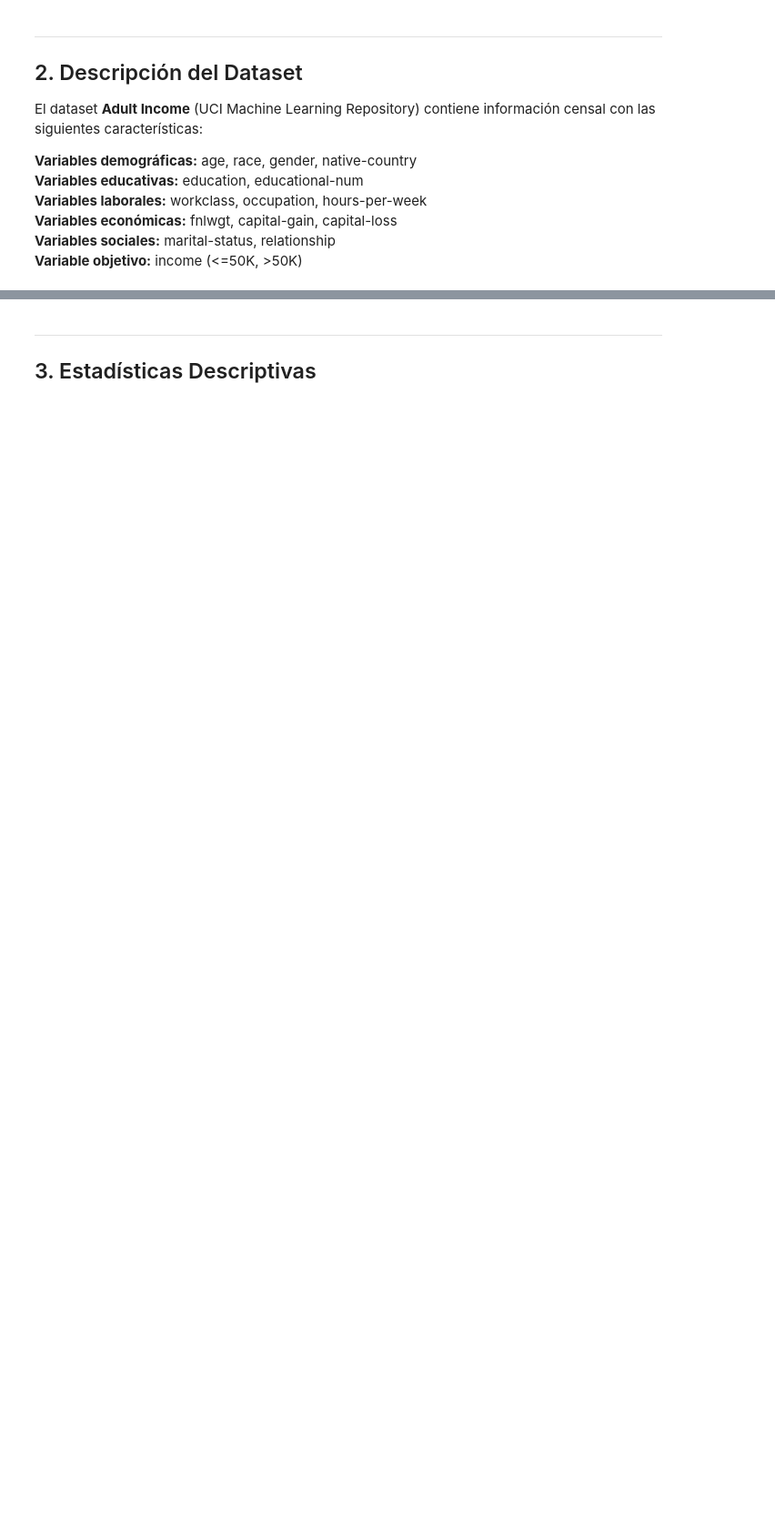
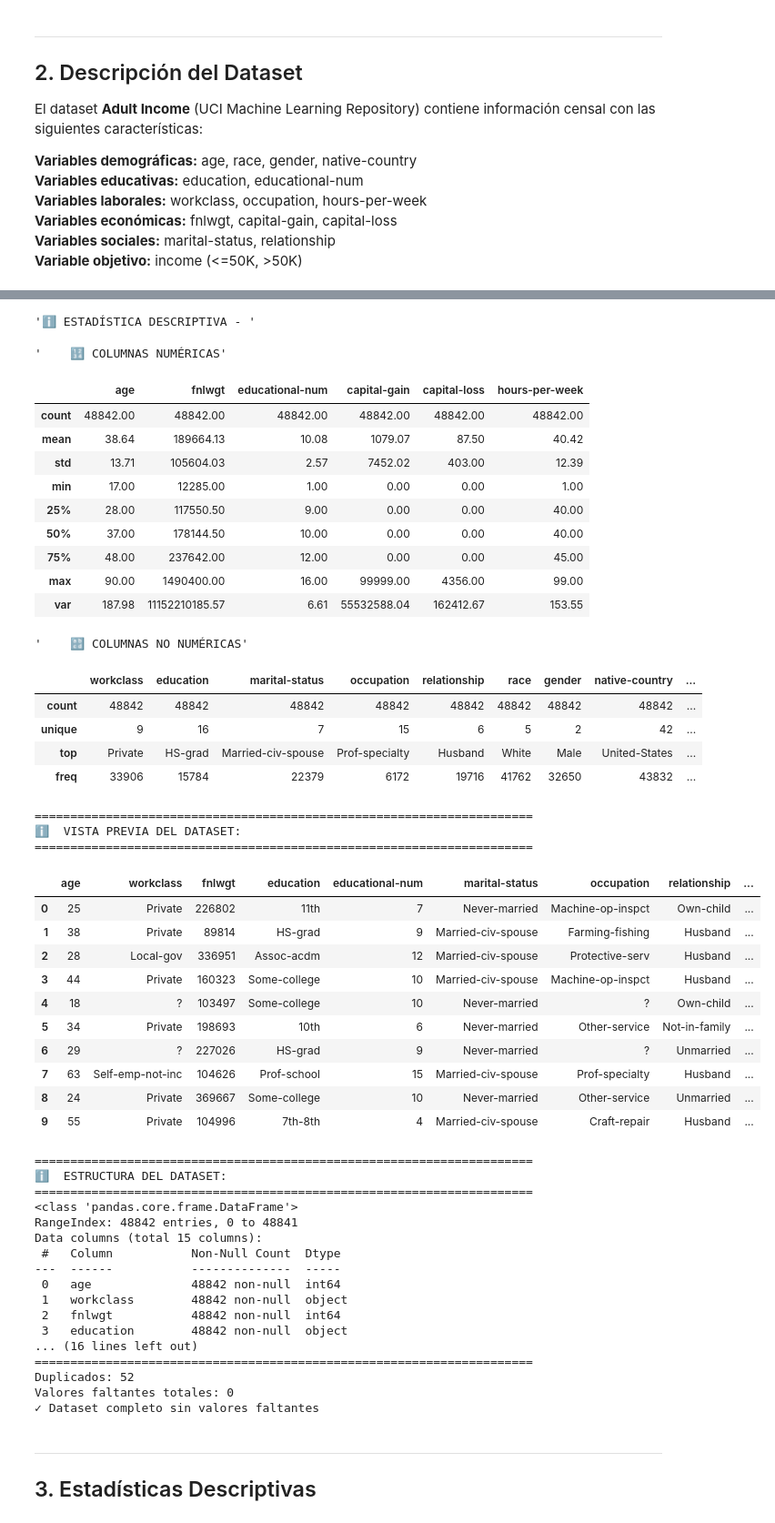
Before and after one commit to UIDE-Tareas/4-Inteligencia-Artificial-Data-Mining-I-Tarea1, a Jupyter notebook: Main.ipynb, the cells around one changed output, grey strips where cells are left out. Shown: that part at 91% size. Cells and saved outputs as stored; diff of their text form; code cells hidden in the pictures; blank space fills up the shorter version.

```diff
--- a/Main.ipynb
+++ b/Main.ipynb
@@ -192,36 +274,45 @@ El dataset **Adult Income** (UCI Machine Learning Repository) contiene informaci
 **Variables sociales:** marital-status, relationship
 **Variable objetivo:** income (<=50K, >50K)
 # %%
+print("="*70)
+ShowInfoMessage("", "CARGANDO DATASET")
+print("="*70)
+
 DOWNLOAD_DIR = "Temp"
 DATA_FILE_URI = "https://github.com/UIDE-Tareas/4-Inteligencia-Artificial-Data-Mining-I-Tarea1/raw/refs/heads/main/Data/adult.csv"
 DATA_FILENAME = f"{DOWNLOAD_DIR}/adult.csv"
 DownloadFile(DATA_FILE_URI, DATA_FILENAME)
+print()
 
 # Cargar dataset
 df = pd.read_csv(DATA_FILENAME)
 
 print("="*70)
-print("INFORMACIÓN GENERAL")
+ShowInfoMessage("", "INFORMACIÓN GENERAL")
 print("="*70)
-print(f"\nDimensiones: {df.shape[0]:,} filas × {df.shape[1]} columnas")
-print(f"Tamaño en memoria: {df.memory_usage(deep=True).sum() / 1024**2:.2f} MB")
-print(f"\nColumnas: {list(df.columns)}")
+ShowInfoMessage( f"{df.shape[0]:,} filas × {df.shape[1]} columnas", f"Dimensiones", "")
+ShowInfoMessage(f"{df.memory_usage(deep=True).sum() / 1024**2:.2f} MB", f"Tamaño en memoria", "")
+print()
+ShowInfoMessage(f"{list(df.columns)}", f"Columnas", "")
+
+ShowNanValues(df)
+ShowTableStats(df)
 
 # Vista previa
 print("\n" + "="*70)
-print("VISTA PREVIA DEL DATASET")
+ShowInfoMessage("", "VISTA PREVIA DEL DATASET")
 print("="*70)
 display(df.head(10))
 
 # Información estructural
 print("\n" + "="*70)
-print("ESTRUCTURA DEL DATASET")
+ShowInfoMessage("", "ESTRUCTURA DEL DATASET")
 print("="*70)
 df.info()
 
 # Calidad de datos
 print("\n" + "="*70)
-print("CALIDAD DE DATOS")
+ShowInfoMessage("", "CALIDAD DE DATOS")
 print("="*70)
 print(f"Duplicados: {df.duplicated().sum():,}")
 print(f"Valores faltantes totales: {df.isnull().sum().sum():,}")
@@ -235,3 +326,4 @@ if df.isnull().sum().sum() > 0:
     display(missing_df)
 else:
     print("✓ Dataset completo sin valores faltantes")
+# %% [output]
@@ -238,3 +359,52 @@ else:
+'ℹ️ ESTADÍSTICA DESCRIPTIVA - '
+'    🔢 COLUMNAS NUMÉRICAS'
+|  | age | fnlwgt | educational-num | capital-gain | capital-loss | hours-per-week |
+| count | 48842.00 | 48842.00 | 48842.00 | 48842.00 | 48842.00 | 48842.00 |
+| mean | 38.64 | 189664.13 | 10.08 | 1079.07 | 87.50 | 40.42 |
+| std | 13.71 | 105604.03 | 2.57 | 7452.02 | 403.00 | 12.39 |
+| min | 17.00 | 12285.00 | 1.00 | 0.00 | 0.00 | 1.00 |
+| 25% | 28.00 | 117550.50 | 9.00 | 0.00 | 0.00 | 40.00 |
+| 50% | 37.00 | 178144.50 | 10.00 | 0.00 | 0.00 | 40.00 |
+| 75% | 48.00 | 237642.00 | 12.00 | 0.00 | 0.00 | 45.00 |
+| max | 90.00 | 1490400.00 | 16.00 | 99999.00 | 4356.00 | 99.00 |
+| var | 187.98 | 11152210185.57 | 6.61 | 55532588.04 | 162412.67 | 153.55 |
+'    🔡 COLUMNAS NO NUMÉRICAS'
+|  | workclass | education | marital-status | occupation | relationship | race | gender | native-country | ... |
+| count | 48842 | 48842 | 48842 | 48842 | 48842 | 48842 | 48842 | 48842 | ... |
+| unique | 9 | 16 | 7 | 15 | 6 | 5 | 2 | 42 | ... |
+| top | Private | HS-grad | Married-civ-spouse | Prof-specialty | Husband | White | Male | United-States | ... |
+| freq | 33906 | 15784 | 22379 | 6172 | 19716 | 41762 | 32650 | 43832 | ... |
+======================================================================
+ℹ️  VISTA PREVIA DEL DATASET:
+======================================================================
+|  | age | workclass | fnlwgt | education | educational-num | marital-status | occupation | relationship | ... |
+| 0 | 25 | Private | 226802 | 11th | 7 | Never-married | Machine-op-inspct | Own-child | ... |
+| 1 | 38 | Private | 89814 | HS-grad | 9 | Married-civ-spouse | Farming-fishing | Husband | ... |
+| 2 | 28 | Local-gov | 336951 | Assoc-acdm | 12 | Married-civ-spouse | Protective-serv | Husband | ... |
+| 3 | 44 | Private | 160323 | Some-college | 10 | Married-civ-spouse | Machine-op-inspct | Husband | ... |
+| 4 | 18 | ? | 103497 | Some-college | 10 | Never-married | ? | Own-child | ... |
+| 5 | 34 | Private | 198693 | 10th | 6 | Never-married | Other-service | Not-in-family | ... |
+| 6 | 29 | ? | 227026 | HS-grad | 9 | Never-married | ? | Unmarried | ... |
+| 7 | 63 | Self-emp-not-inc | 104626 | Prof-school | 15 | Married-civ-spouse | Prof-specialty | Husband | ... |
+| 8 | 24 | Private | 369667 | Some-college | 10 | Never-married | Other-service | Unmarried | ... |
+| 9 | 55 | Private | 104996 | 7th-8th | 4 | Married-civ-spouse | Craft-repair | Husband | ... |
+======================================================================
+ℹ️  ESTRUCTURA DEL DATASET:
+======================================================================
+<class 'pandas.core.frame.DataFrame'>
+RangeIndex: 48842 entries, 0 to 48841
+Data columns (total 15 columns):
+ #   Column           Non-Null Count  Dtype
+---  ------           --------------  -----
+ 0   age              48842 non-null  int64
+ 1   workclass        48842 non-null  object
+ 2   fnlwgt           48842 non-null  int64
+ 3   education        48842 non-null  object
+... (16 lines left out)
+======================================================================
+Duplicados: 52
+Valores faltantes totales: 0
+✓ Dataset completo sin valores faltantes
 # %% [markdown]
 ---
 ## 3. Estadísticas Descriptivas
```
Also changed, not shown: parts of 11 cells of this notebook, 2 other files.
